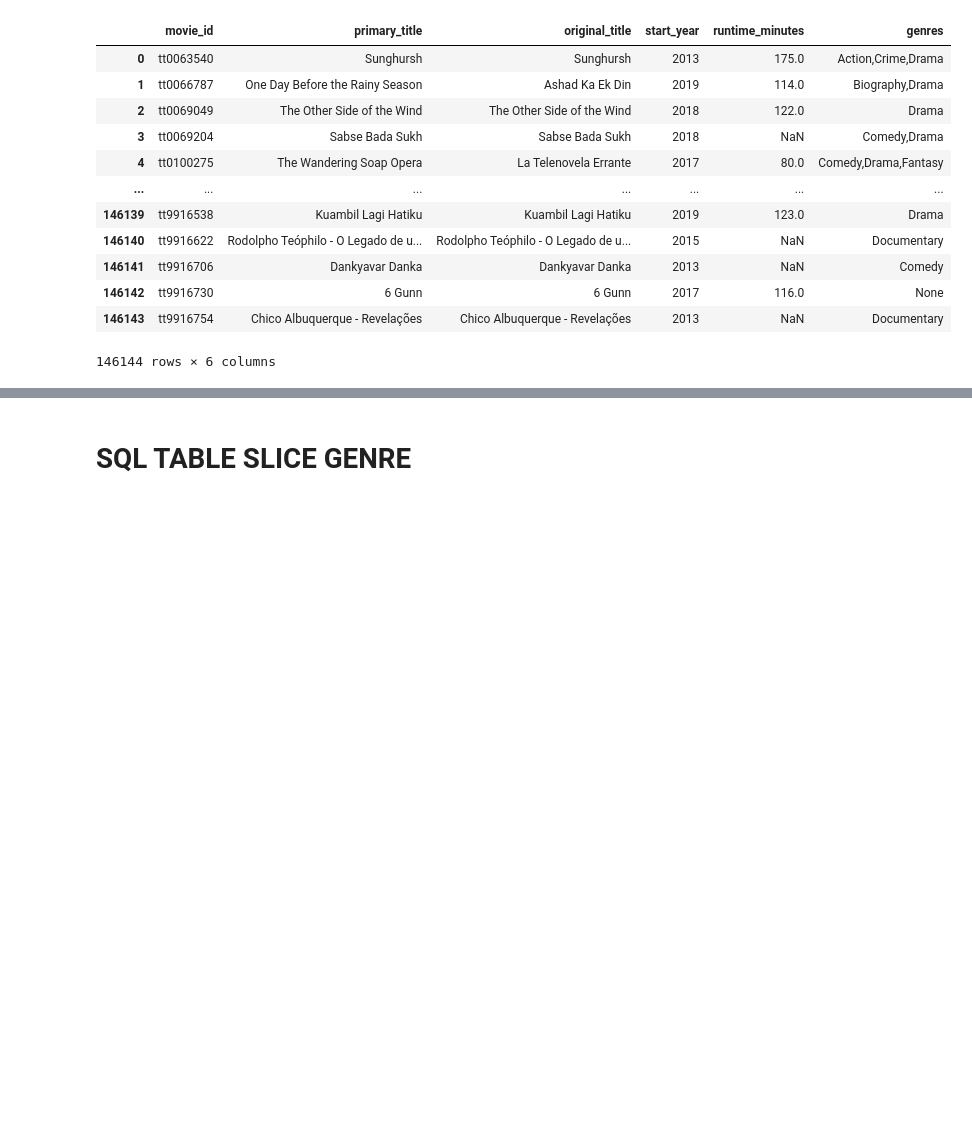
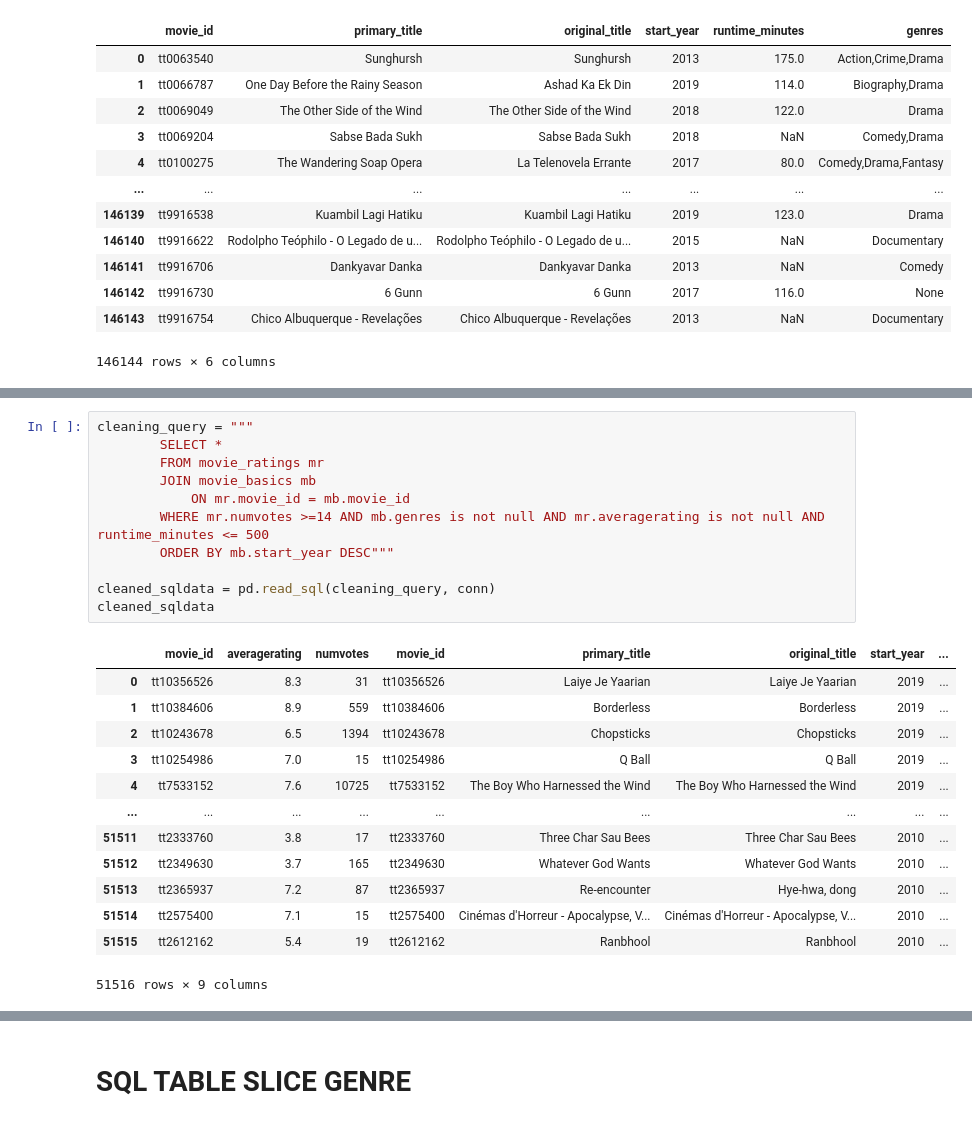
Before and after one commit to hacampbell1/teamaustin, a Jupyter notebook: computer_vision2.ipynb, the cells around one changed output, grey strips where cells are left out. Drawn from its saved outputs; the diff is of its cells as text; blank space fills up the shorter version.

Commit message:
add cleaning and practice problems

```diff
--- a/computer_vision2.ipynb
+++ b/computer_vision2.ipynb
@@ -226,0 +246,25 @@ imdb_df
+# %%
+cleaning_query = """
+        SELECT *
+        FROM movie_ratings mr
+        JOIN movie_basics mb
+            ON mr.movie_id = mb.movie_id
+        WHERE mr.numvotes >=14 AND mb.genres is not null AND mr.averagerating is not null AND runtime_minutes <= 500
+        ORDER BY mb.start_year DESC"""
+
+cleaned_sqldata = pd.read_sql(cleaning_query, conn)
+cleaned_sqldata
+# %% [output]
+|  | movie_id | averagerating | numvotes | movie_id | primary_title | original_title | start_year | ... |
+| 0 | tt10356526 | 8.3 | 31 | tt10356526 | Laiye Je Yaarian | Laiye Je Yaarian | 2019 | ... |
+| 1 | tt10384606 | 8.9 | 559 | tt10384606 | Borderless | Borderless | 2019 | ... |
+| 2 | tt10243678 | 6.5 | 1394 | tt10243678 | Chopsticks | Chopsticks | 2019 | ... |
+| 3 | tt10254986 | 7.0 | 15 | tt10254986 | Q Ball | Q Ball | 2019 | ... |
+| 4 | tt7533152 | 7.6 | 10725 | tt7533152 | The Boy Who Harnessed the Wind | The Boy Who Harnessed the Wind | 2019 | ... |
+| ... | ... | ... | ... | ... | ... | ... | ... | ... |
+| 51511 | tt2333760 | 3.8 | 17 | tt2333760 | Three Char Sau Bees | Three Char Sau Bees | 2010 | ... |
+| 51512 | tt2349630 | 3.7 | 165 | tt2349630 | Whatever God Wants | Whatever God Wants | 2010 | ... |
+| 51513 | tt2365937 | 7.2 | 87 | tt2365937 | Re-encounter | Hye-hwa, dong | 2010 | ... |
+| 51514 | tt2575400 | 7.1 | 15 | tt2575400 | Cinémas d'Horreur - Apocalypse, V... | Cinémas d'Horreur - Apocalypse, V... | 2010 | ... |
+| 51515 | tt2612162 | 5.4 | 19 | tt2612162 | Ranbhool | Ranbhool | 2010 | ... |
+51516 rows × 9 columns
```
Also changed, not shown: parts of 6 cells of this notebook.
